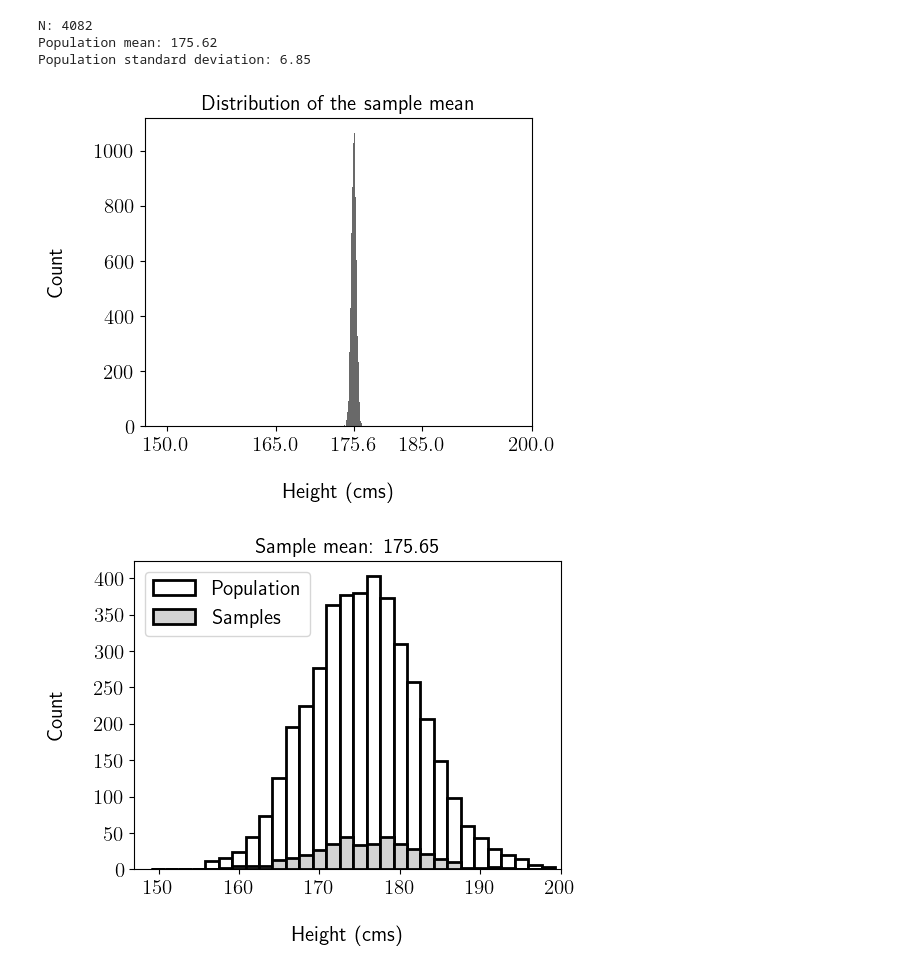
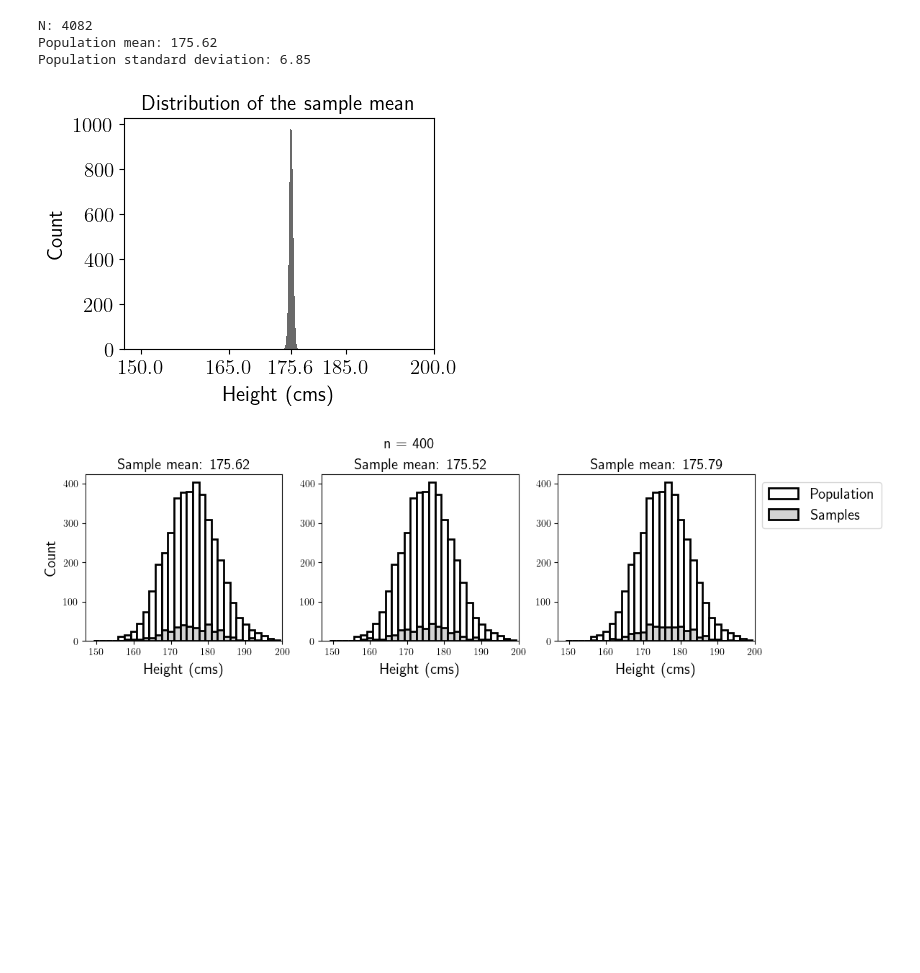
Before and after one commit to cfgranda/ps4ds, a Jupyter notebook: estimation_population_parameters/height_sample_mean.ipynb, the cells around one changed output. Cells and saved outputs as stored; diff of their text form; code cells hidden in the pictures; blank space fills up the shorter version.

```diff
--- a/estimation_population_parameters/height_sample_mean.ipynb
+++ b/estimation_population_parameters/height_sample_mean.ipynb
@@ -39,40 +39,42 @@ Population standard deviation: 6.85
 # %%
 n_bins = 30
 x_min = 147
 x_max = 200
 tries = 3
 n = 400
 
 more_tries = int(1e4)
 sample_means = np.zeros(more_tries)
 for ind_tries in range(more_tries):
     samples = rng.choice(stature,n,replace=True)
     sample_means[ind_tries] = np.mean(samples)
-plt.figure(figsize=(5,4))
+plt.figure(figsize=(4,3))
 plt.xticks([150,165,175.6,185,200],fontsize=font_size_ticks)
 plt.yticks(fontsize=font_size_ticks)
 plt.hist(sample_means,bins=n_bins,color='dimgray',
               linewidth=2,density=False)
 plt.xlim([x_min,x_max])
 plt.ylabel(r"Count",fontsize=font_size,labelpad=5)
 plt.xlabel('Height (cms)',fontsize=font_size,labelpad=5)
 plt.title("Distribution of the sample mean",fontsize=font_size_legend)
 
+fig, axes = plt.subplots(1, 3, figsize=(12,3),width_ratios=[1,1,1])
+fig.suptitle("n = " + str(n),fontsize=font_size,y = 1.05)
+
 for ind in range(tries):
     samples = rng.choice(stature,n,replace=True)
 
-    plt.figure(figsize=(5.5,4))
-    plt.xticks(fontsize=font_size_ticks)
-    plt.yticks(fontsize=font_size_ticks)
-    (aux_1, bins,aux_2) = plt.hist(stature,bins=n_bins,color='white', edgecolor='black',
+    (aux_1, bins,aux_2) = axes[ind].hist(stature,bins=n_bins,color='white', edgecolor='black',
               linewidth=2,label="Population")
-    plt.hist(samples,bins=bins,color='lightgray', edgecolor='black',
+    axes[ind].hist(samples,bins=bins,color='lightgray', edgecolor='black',
               linewidth=2,label="Samples")
-    plt.xlim([x_min,x_max])
-    plt.ylabel("Count",fontsize=font_size,labelpad=5)
-    plt.xlabel('Height (cms)',fontsize=font_size,labelpad=5)
-    plt.legend(fontsize=font_size_legend)
-    plt.title("Sample mean: " + str(round(np.mean(samples),2)),fontsize=font_size)
+    axes[ind].set_xlim([x_min,x_max])
+    if ind == 0:
+        axes[ind].set_ylabel("Count",fontsize=font_size,labelpad=5)
+    axes[ind].set_xlabel('Height (cms)',fontsize=font_size,labelpad=5)
+    axes[ind].set_title("Sample mean: " + str(round(np.mean(samples),2)),fontsize=font_size);
+    if ind == 2:
+        axes[ind].legend(fontsize=font_size_legend,bbox_to_anchor=(1, 1), loc='upper left', ncol=1);
 # %% [output]
-[figure, old version]
+[figure, new version]
-[figure, old version]
+[figure, new version]
```
Also changed, not shown: parts of 5 cells of this notebook, 6 other files.
